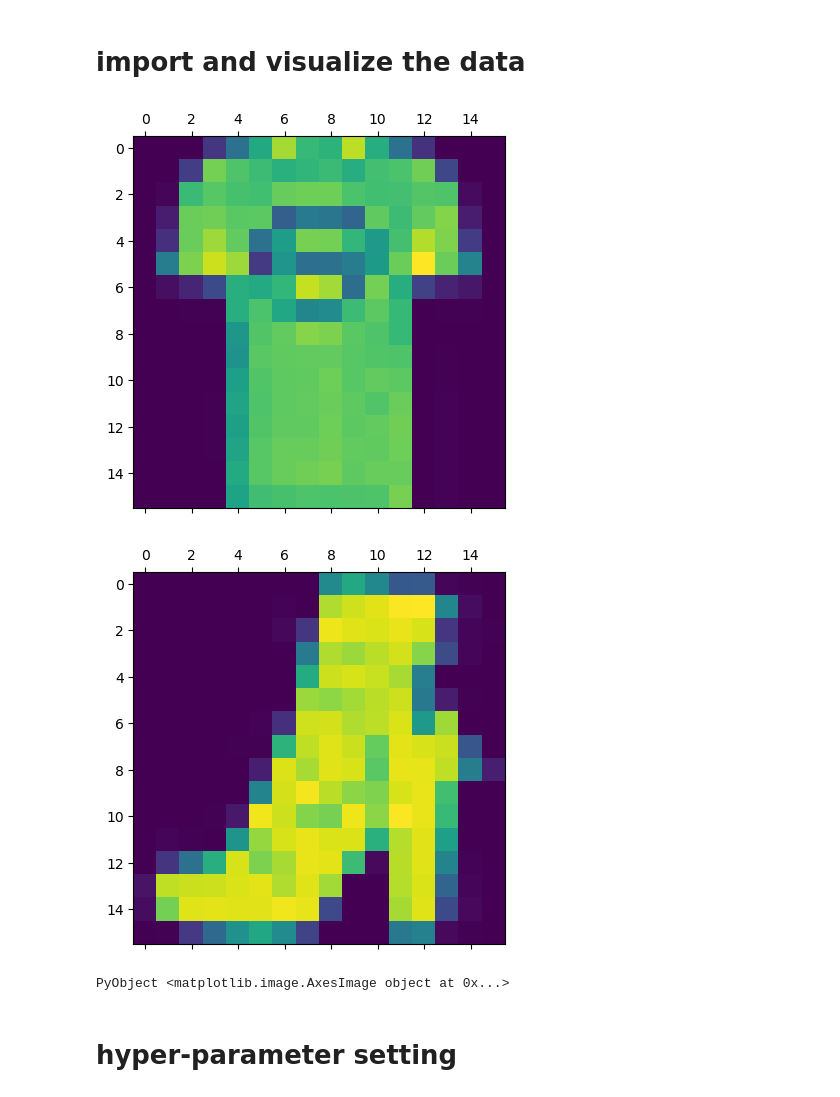
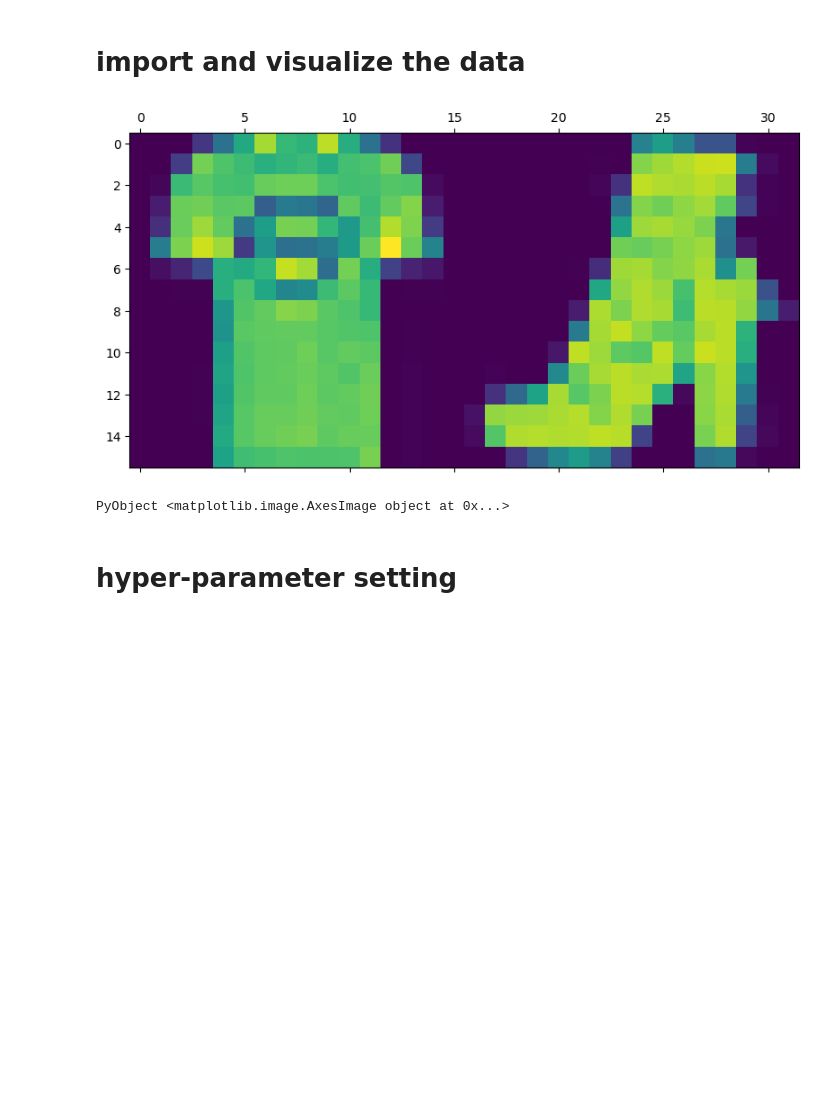
Before and after one commit to LWKJJONAK/Quantum_Neural_Network_Classifiers, a Jupyter notebook: amplitude_encode/an_example_code_for_the_whole_training_procedure.ipynb, the cells around one changed output. Cells and saved outputs as stored; diff of their text form; code cells hidden in the pictures; blank space fills up the shorter version.

```diff
--- a/amplitude_encode/an_example_code_for_the_whole_training_procedure.ipynb
+++ b/amplitude_encode/an_example_code_for_the_whole_training_procedure.ipynb
@@ -22,15 +22,13 @@ y_test = y_test[1:num_test,:];
 # %%
 i = 13
 a = real(vars["x_train"][1:256,i])
-c = reshape(a,(16,16))
-matshow(c) # T-shirt
+c1 = reshape(a,(16,16))
 i = 6
 a = real(vars["x_train"][1:256,i])
-c = reshape(a,(16,16))
-matshow(c) # shoe
+c2 = reshape(a,(16,16))
+matshow(hcat(c1,c2)) # T-shirt and ankle boot
 # %% [output]
-[figure, old version]
+[figure, new version]
-[figure, removed]
 PyObject <matplotlib.image.AxesImage object at 0x...>
 # %% [markdown]
 # hyper-parameter setting
```
Also changed, not shown: parts of 1 cell of this notebook, 1 other file.
